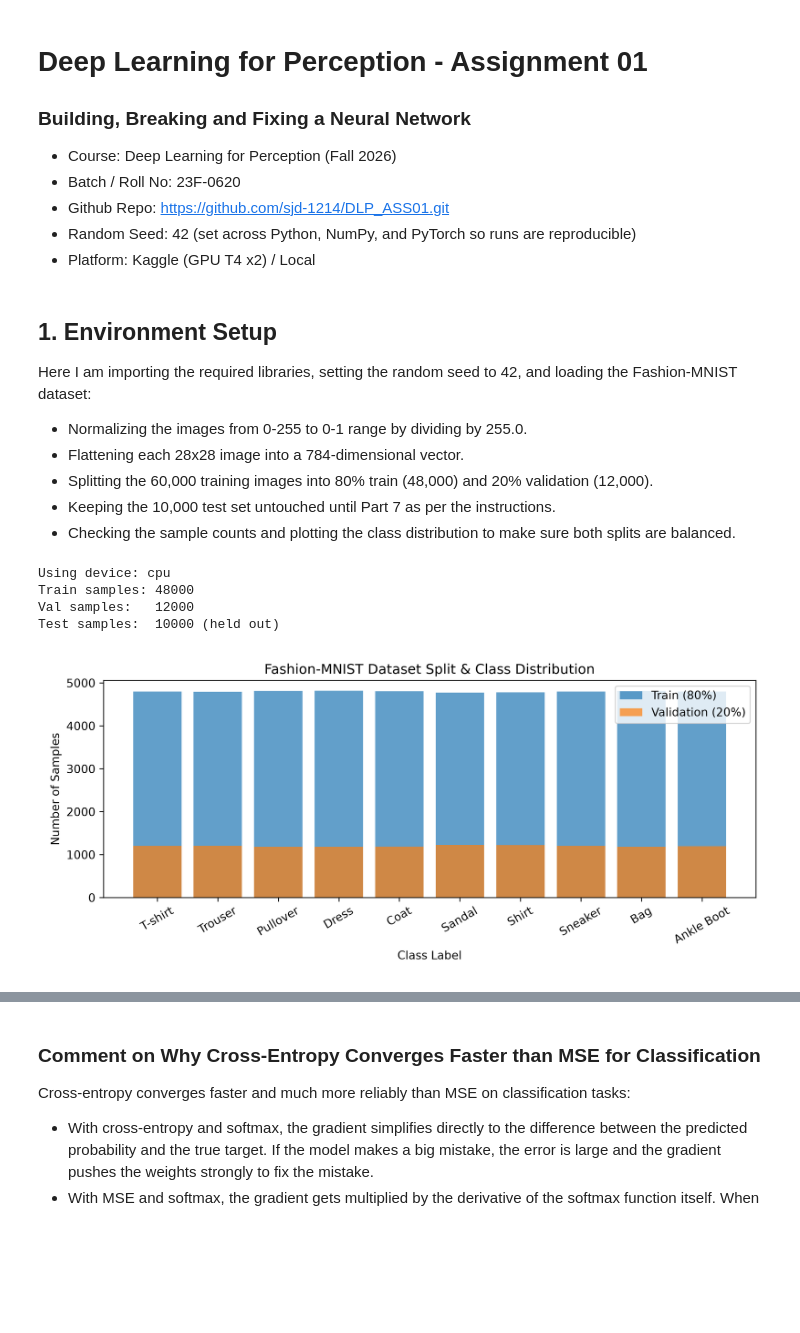
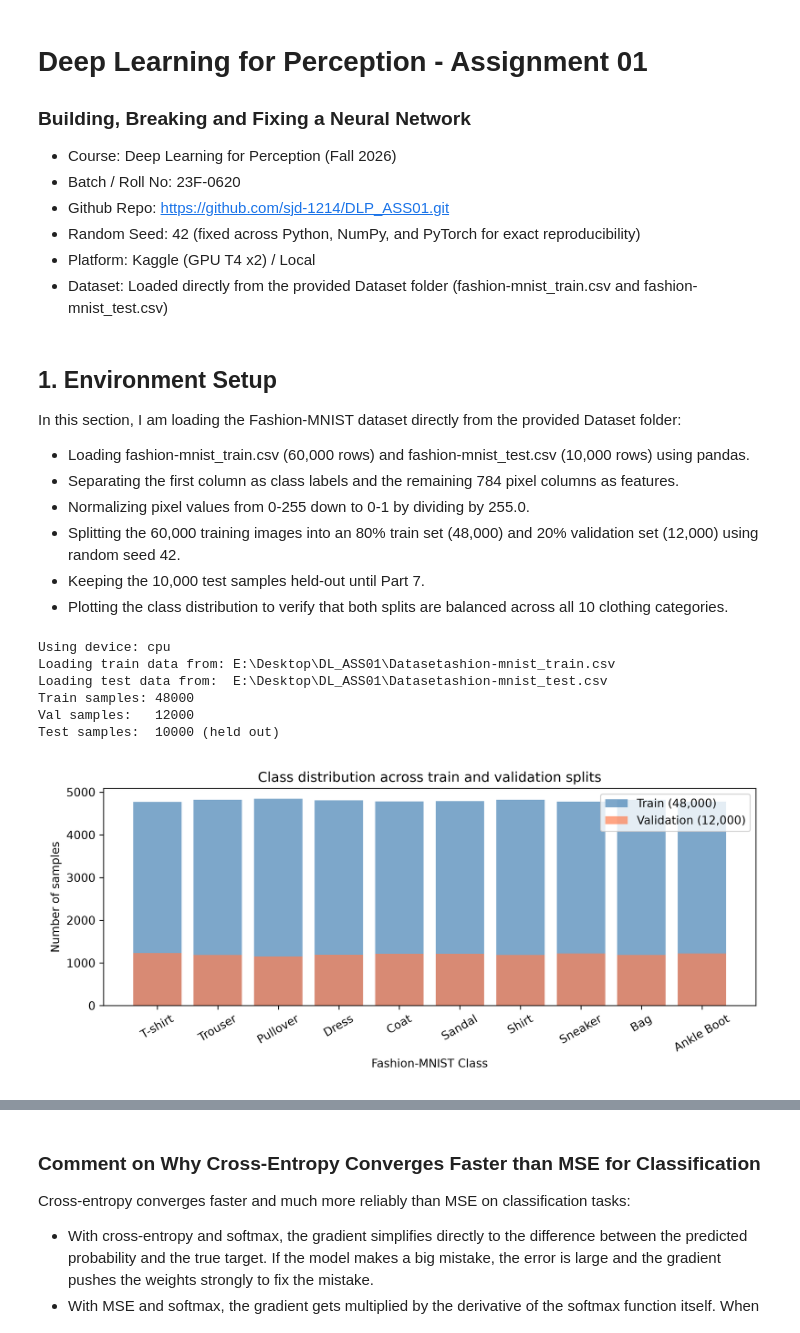
Before and after one commit to sjd-1214/DLP_ASS01, a Jupyter notebook: DL_ASS01_23F_0620.ipynb, the cells around one changed output, grey strips where cells are left out. Drawn from its saved outputs; the diff is of its cells as text; code cells hidden in the pictures; blank space fills up the shorter version.

```diff
--- a/DL_ASS01_23F_0620.ipynb
+++ b/DL_ASS01_23F_0620.ipynb
@@ -5,27 +5,30 @@
 * Course: Deep Learning for Perception (Fall 2026)
 * Batch / Roll No: 23F-0620
 * Github Repo: https://github.com/sjd-1214/DLP_ASS01.git
-* Random Seed: 42 (set across Python, NumPy, and PyTorch so runs are reproducible)
+* Random Seed: 42 (fixed across Python, NumPy, and PyTorch for exact reproducibility)
 * Platform: Kaggle (GPU T4 x2) / Local
+* Dataset: Loaded directly from the provided Dataset folder (fashion-mnist_train.csv and fashion-mnist_test.csv)
 # %% [markdown]
 ## 1. Environment Setup
 
-Here I am importing the required libraries, setting the random seed to 42, and loading the Fashion-MNIST dataset:
-* Normalizing the images from 0-255 to 0-1 range by dividing by 255.0.
-* Flattening each 28x28 image into a 784-dimensional vector.
-* Splitting the 60,000 training images into 80% train (48,000) and 20% validation (12,000).
-* Keeping the 10,000 test set untouched until Part 7 as per the instructions.
-* Checking the sample counts and plotting the class distribution to make sure both splits are balanced.
+In this section, I am loading the Fashion-MNIST dataset directly from the provided Dataset folder:
+* Loading fashion-mnist_train.csv (60,000 rows) and fashion-mnist_test.csv (10,000 rows) using pandas.
+* Separating the first column as class labels and the remaining 784 pixel columns as features.
+* Normalizing pixel values from 0-255 down to 0-1 by dividing by 255.0.
+* Splitting the 60,000 training images into an 80% train set (48,000) and 20% validation set (12,000) using random seed 42.
+* Keeping the 10,000 test samples held-out until Part 7.
+* Plotting the class distribution to verify that both splits are balanced across all 10 clothing categories.
 # %%
+import os
 import random
 import time
 import numpy as np
+import pandas as pd
 import torch
 import torch.nn as nn
 import torch.optim as optim
 from torch.utils.data import DataLoader, TensorDataset
-import torchvision
-from torchvision import datasets, transforms
+import torchvision.transforms as transforms
 import matplotlib.pyplot as plt
 import seaborn as sns
 from sklearn.metrics import accuracy_score, precision_score, recall_score, f1_score, confusion_matrix
@@ -48,55 +51,64 @@ set_seed(SEED)
 device = torch.device("cuda" if torch.cuda.is_available() else "cpu")
 print("Using device:", device)
 
-# load Fashion-MNIST
-train_raw = datasets.FashionMNIST(root='./data', train=True, download=True)
-test_raw = datasets.FashionMNIST(root='./data', train=False, download=True)
+# locate dataset files (supporting local Dataset/ folder or Kaggle input path)
+possible_dirs = [
+    r"E:\Desktop\DL_ASS01\Dataset",
+    "./Dataset",
+    "../input/fashionmnist"
+]
+dataset_dir = next(d for d in possible_dirs if os.path.exists(d))
+train_csv = os.path.join(dataset_dir, "fashion-mnist_train.csv")
+test_csv = os.path.join(dataset_dir, "fashion-mnist_test.csv")
 
-# normalize to 0-1 and convert to float32
-X_all = train_raw.data.numpy().astype(np.float32) / 255.0
-y_all = train_raw.targets.numpy().astype(np.int64)
-X_test_np = test_raw.data.numpy().astype(np.float32) / 255.0
-y_test_np = test_raw.targets.numpy().astype(np.int64)
+print(f"Loading train data from: {train_csv}")
+df_train = pd.read_csv(train_csv)
+print(f"Loading test data from:  {test_csv}")
+df_test = pd.read_csv(test_csv)
 
-# 80/20 train/val split
-n_total = len(X_all)
+# extract labels and normalize pixel values to 0.0 - 1.0
+y_all = df_train.iloc[:, 0].values.astype(np.int64)
+X_all_flat = df_train.iloc[:, 1:].values.astype(np.float32) / 255.0
+
+y_test_np = df_test.iloc[:, 0].values.astype(np.int64)
+X_test_flat = df_test.iloc[:, 1:].values.astype(np.float32) / 255.0
+
+# 80/20 train/validation split
+n_total = len(X_all_flat)
 idx = np.arange(n_total)
 np.random.seed(SEED)
 np.random.shuffle(idx)
 
 train_idx = idx[:int(0.8 * n_total)]
 val_idx = idx[int(0.8 * n_total):]
 
-X_train_np, y_train_np = X_all[train_idx], y_all[train_idx]
-X_val_np, y_val_np = X_all[val_idx], y_all[val_idx]
-
-# flatten 28x28 into 784
-X_train_flat = X_train_np.reshape(-1, 784)
-X_val_flat = X_val_np.reshape(-1, 784)
-X_test_flat = X_test_np.reshape(-1, 784)
+X_train_flat, y_train_np = X_all_flat[train_idx], y_all[train_idx]
+X_val_flat, y_val_np = X_all_flat[val_idx], y_all[val_idx]
 
 print(f"Train samples: {len(X_train_flat)}")
 print(f"Val samples:   {len(X_val_flat)}")
 print(f"Test samples:  {len(X_test_flat)} (held out)")
 
-# check class distribution
+# plot class distribution
 classes = ['T-shirt', 'Trouser', 'Pullover', 'Dress', 'Coat', 'Sandal', 'Shirt', 'Sneaker', 'Bag', 'Ankle boot']
 plt.figure(figsize=(9, 4))
-plt.bar(range(10), [np.sum(y_train_np == i) for i in range(10)], label='Train (48k)', alpha=0.7)
-plt.bar(range(10), [np.sum(y_val_np == i) for i in range(10)], label='Validation (12k)', alpha=0.7)
-plt.xlabel("Class")
+plt.bar(range(10), [np.sum(y_train_np == i) for i in range(10)], label='Train (48k)', alpha=0.7, color='steelblue')
+plt.bar(range(10), [np.sum(y_val_np == i) for i in range(10)], label='Validation (12k)', alpha=0.7, color='coral')
+plt.xlabel("Fashion-MNIST Class")
 plt.ylabel("Number of samples")
 plt.title("Class distribution across train and validation splits")
 plt.xticks(range(10), classes, rotation=30)
 plt.legend()
 plt.tight_layout()
 plt.show()
 # %% [output]
 Using device: cpu
+Loading train data from: E:\Desktop\DL_ASS01\Datasetashion-mnist_train.csv
+Loading test data from:  E:\Desktop\DL_ASS01\Datasetashion-mnist_test.csv
 Train samples: 48000
 Val samples:   12000
 Test samples:  10000 (held out)
-[figure, old version]
+[figure, new version]
 # %% [markdown]
 ## 2. Part 1: Backpropagation From Scratch (15 marks)
 
```
Also changed, not shown: parts of 19 cells of this notebook, 12 other files.
